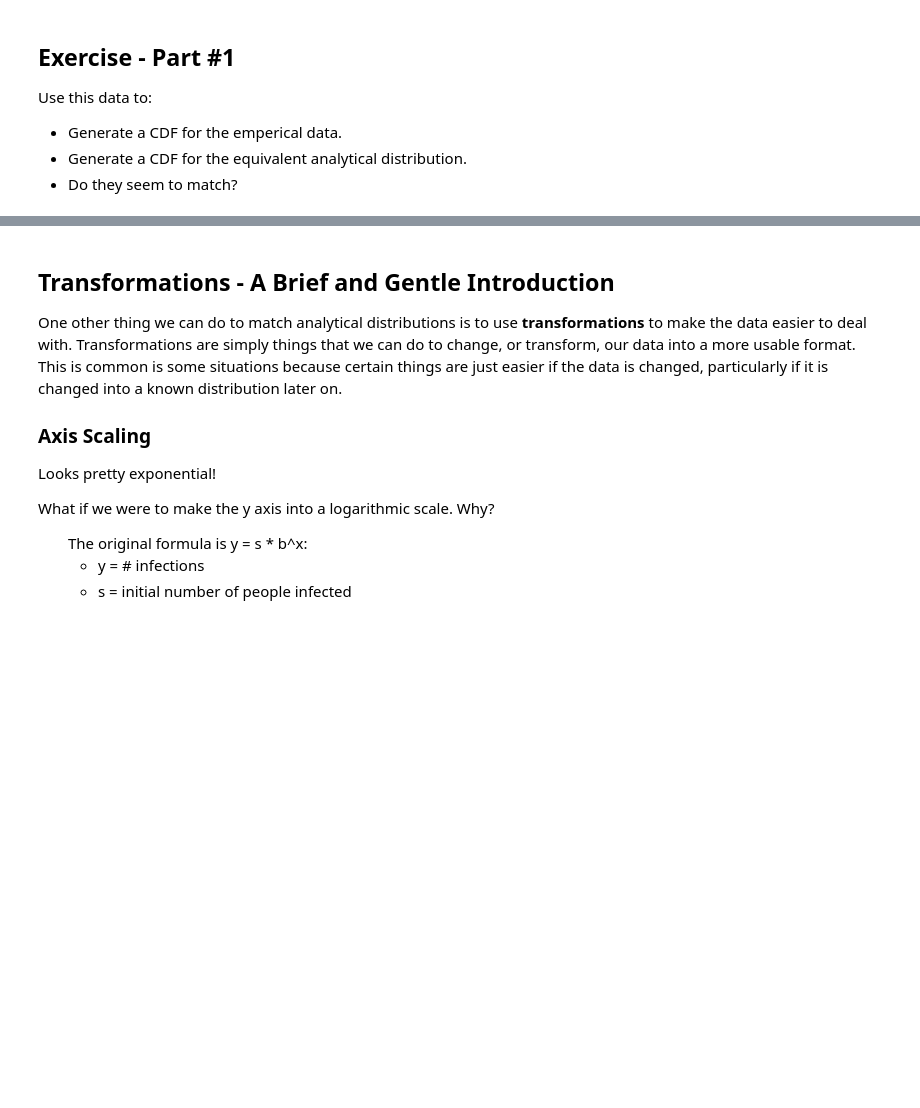
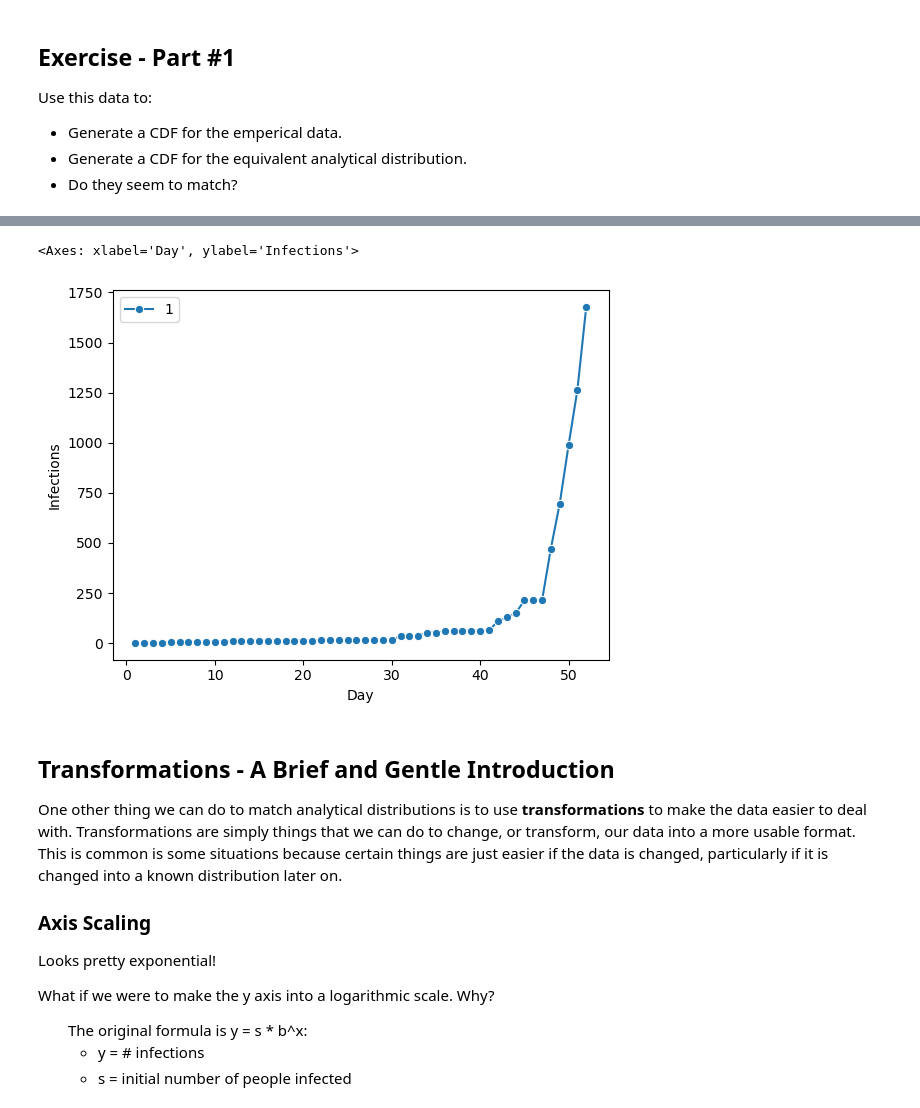
Before and after one commit to SedemSetor/Basic_Stats_in_Python_Student_Repository, a Jupyter notebook: 007_DistributionsExample.ipynb, the cells around one changed output, grey strips where cells are left out. Drawn from its saved outputs; the diff is of its cells as text; code cells hidden in the pictures; blank space fills up the shorter version.

```diff
--- a/007_DistributionsExample.ipynb
+++ b/007_DistributionsExample.ipynb
@@ -126,3 +172,8 @@ ex = pd.read_csv("data/expon.csv")
+# %%
+sns.lineplot(data=df, x="Day", y="Infections", style=1, markers=True)
+# %% [output]
+<Axes: xlabel='Day', ylabel='Infections'>
+[figure, added]
 # %% [markdown]
 ## Transformations - A Brief and Gentle Introduction
 
```
Also changed, not shown: parts of 24 cells of this notebook, 5 other files.
